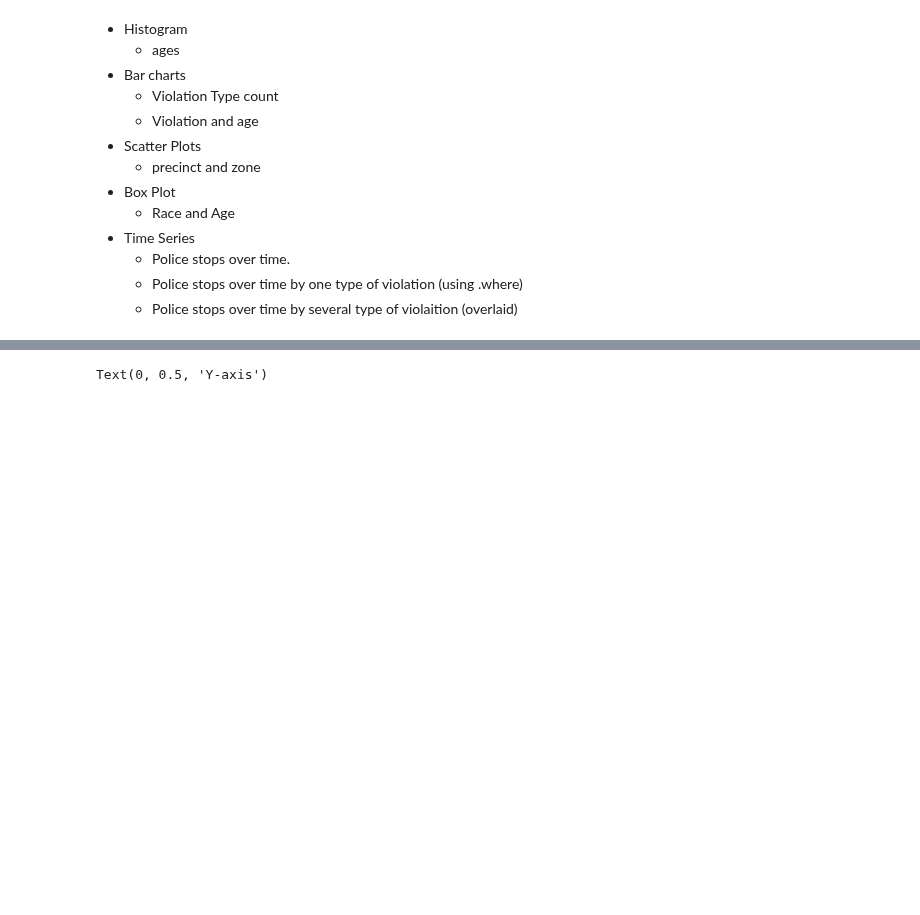
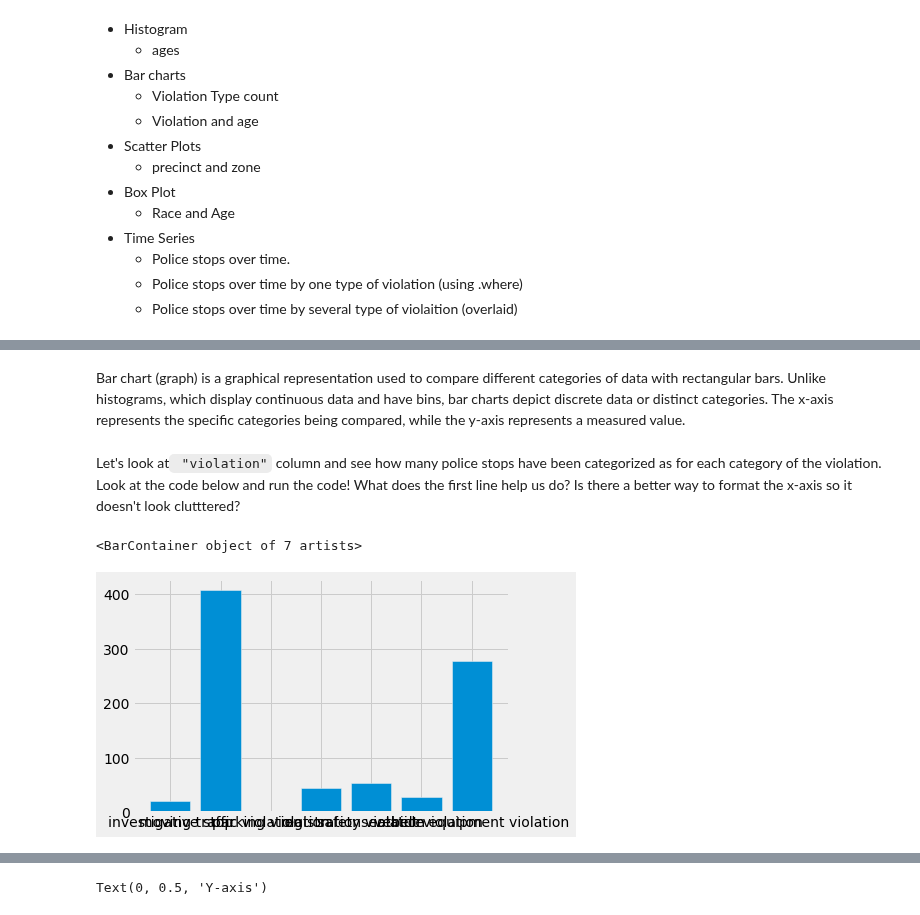
Before and after one commit to ds-modules/Legalst-123, a Jupyter notebook: labs/04_Probability Distributions, Bootstrap, and Confidence Intervals/04_Visualizatio_SummaryStatistics_Aggregations.ipynb, the cells around one changed output, grey strips where cells are left out. Drawn from its saved outputs; the diff is of its cells as text; code cells hidden in the pictures; blank space fills up the shorter version.

```diff
--- a/labs/04_Probability Distributions, Bootstrap, and Confidence Intervals/04_Visualizatio_SummaryStatistics_Aggregations.ipynb
+++ b/labs/04_Probability Distributions, Bootstrap, and Confidence Intervals/04_Visualizatio_SummaryStatistics_Aggregations.ipynb
@@ -414,0 +467,10 @@ From the graph above we can get the information that the age interval (30, 40) h
+# %% [markdown]
+Bar chart (graph) is a graphical representation used to compare different categories of data with rectangular bars. Unlike histograms, which display continuous data and have bins, bar charts depict discrete data or distinct categories. The x-axis represents the specific categories being compared, while the y-axis represents a measured value.
+# %% [markdown]
+Let's look at` "violation"` column and see how many police stops have been categorized as for each category of the violation. Look at the code below and run the code! What does the first line help us do? Is there a better way to format the x-axis so it doesn't look clutttered?
+# %%
+violation_count = stops.groupby("violation").count() # this line helps us find counts of each distinct values within violation column
+plt.bar(violation_count.index, height =violation_count["subject_age"])
+# %% [output]
+<BarContainer object of 7 artists>
+[figure, added]
```
Also changed, not shown: parts of 23 cells of this notebook.
